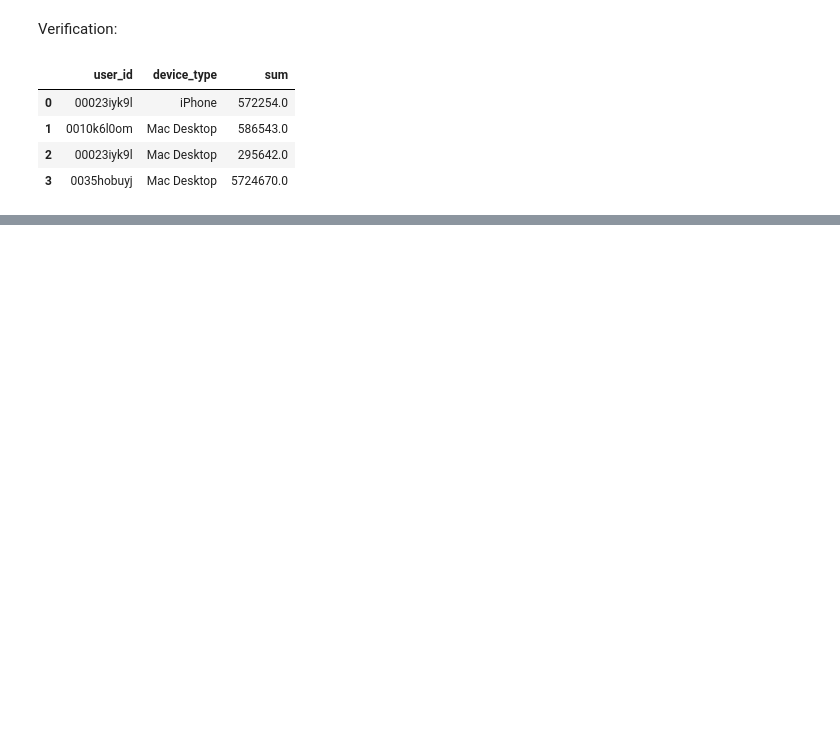
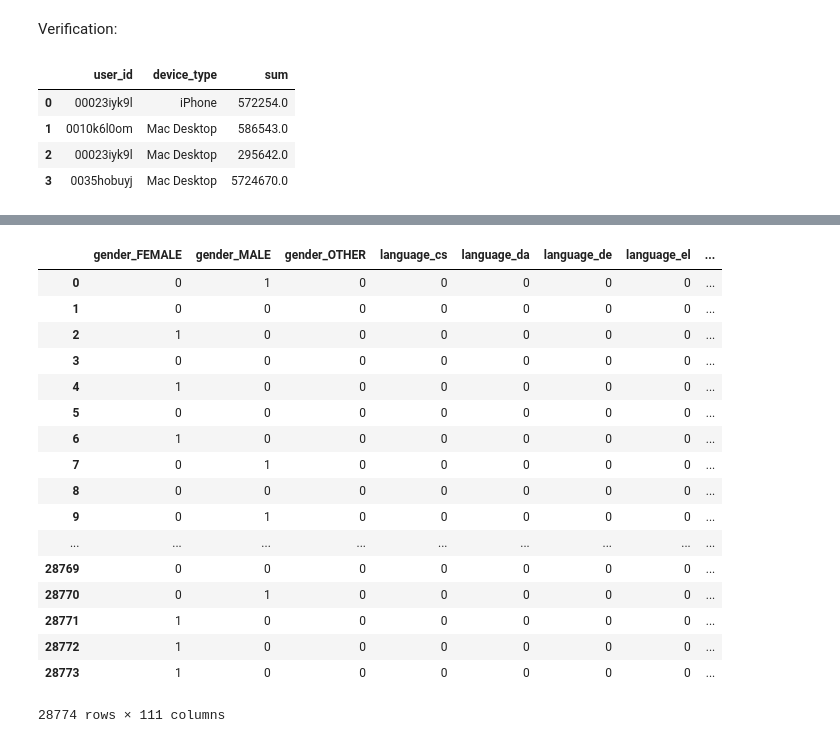
Before and after one commit to emilyageller/Geller_Metis, a Jupyter notebook: Project 3/Project3_Part2_SQLandEDA.ipynb, the cells around one changed output, grey strips where cells are left out. Cells and saved outputs as stored; diff of their text form; code cells hidden in the pictures; blank space fills up the shorter version.

```diff
--- a/Project 3/Project3_Part2_SQLandEDA.ipynb
+++ b/Project 3/Project3_Part2_SQLandEDA.ipynb
@@ -141,0 +205,3 @@ pd.read_sql(q,cnx)
+# %%
+country_destinations = pd.get_dummies(users['country_destination'])
+y = country_destinations['US']
@@ -141,0 +229,7 @@ pd.read_sql(q,cnx)
+# %%
+total_sessions.columns = ['id', 'count']
+# %%
+users_dummied = pd.merge(users_dummied, total_sessions, on='id')
+users_dummied['age'] = users['age']
+# %%
+users = users_dummied.join(y)
@@ -141,0 +245,21 @@ pd.read_sql(q,cnx)
+# %%
+users
+# %% [output]
+|  | gender_FEMALE | gender_MALE | gender_OTHER | language_cs | language_da | language_de | language_el | ... |
+| 0 | 0 | 1 | 0 | 0 | 0 | 0 | 0 | ... |
+| 1 | 0 | 0 | 0 | 0 | 0 | 0 | 0 | ... |
+| 2 | 1 | 0 | 0 | 0 | 0 | 0 | 0 | ... |
+| 3 | 0 | 0 | 0 | 0 | 0 | 0 | 0 | ... |
+| 4 | 1 | 0 | 0 | 0 | 0 | 0 | 0 | ... |
+| 5 | 0 | 0 | 0 | 0 | 0 | 0 | 0 | ... |
+| 6 | 1 | 0 | 0 | 0 | 0 | 0 | 0 | ... |
+| 7 | 0 | 1 | 0 | 0 | 0 | 0 | 0 | ... |
+| 8 | 0 | 0 | 0 | 0 | 0 | 0 | 0 | ... |
+| 9 | 0 | 1 | 0 | 0 | 0 | 0 | 0 | ... |
+| ... | ... | ... | ... | ... | ... | ... | ... | ... |
+| 28769 | 0 | 0 | 0 | 0 | 0 | 0 | 0 | ... |
+| 28770 | 0 | 1 | 0 | 0 | 0 | 0 | 0 | ... |
+| 28771 | 1 | 0 | 0 | 0 | 0 | 0 | 0 | ... |
+| 28772 | 1 | 0 | 0 | 0 | 0 | 0 | 0 | ... |
+| 28773 | 1 | 0 | 0 | 0 | 0 | 0 | 0 | ... |
+28774 rows × 111 columns
```
Also changed, not shown: parts of 17 cells of this notebook, 2 other files.
